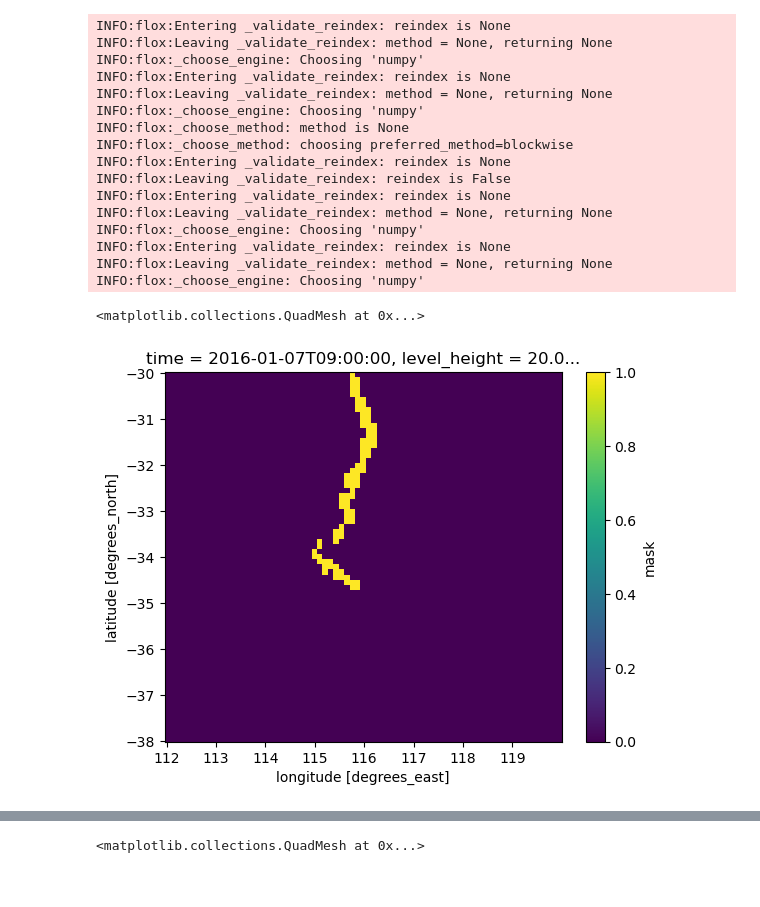
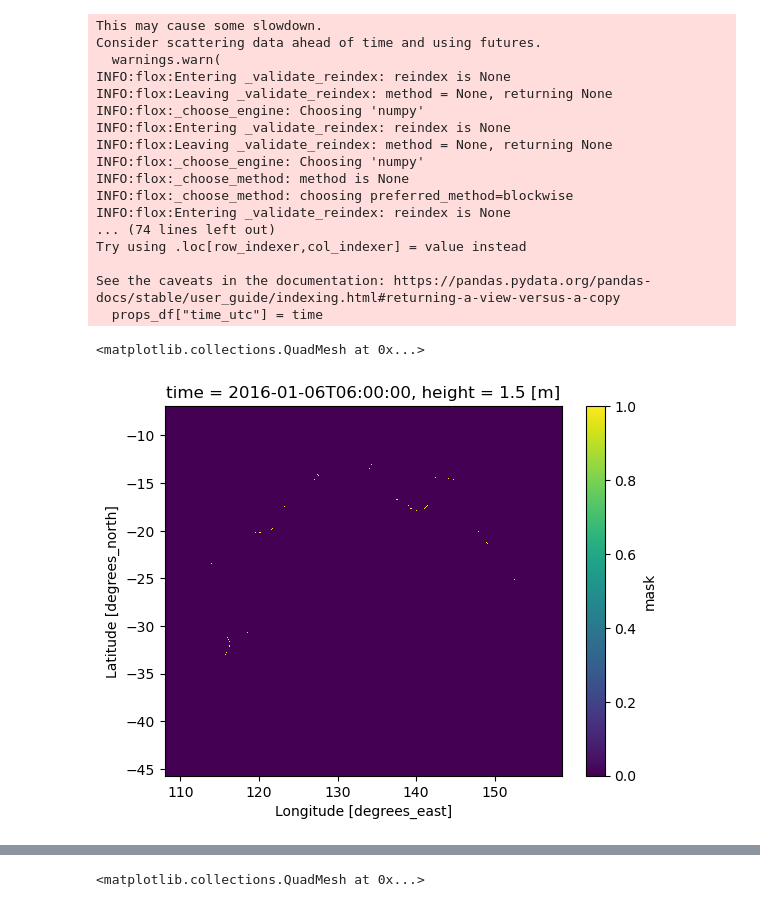
Before and after one commit to andrewbrown31/sea_breeze, a Jupyter notebook: test_notebooks/sea_breeze_detections/test_filtering.ipynb, the cells around one changed output, grey strips where cells are left out. Saved outputs shown, nothing was run; the diff lists cells and outputs as text; code cells hidden in the pictures.

Commit message:
Updates to visualisations and test notebooks

```diff
--- a/test_notebooks/sea_breeze_detections/test_filtering.ipynb
+++ b/test_notebooks/sea_breeze_detections/test_filtering.ipynb
@@ -26,13 +26,16 @@ client
 # %%
 #Set up paths to sea_breeze_funcs data output and other inputs
 path = "/g/data/gb02/ab4502/"
-fc_field_path = path + "sea_breeze_detection/barra_r/Fc_201601010000_201601312300.nc"
-hourly_change_path = path+ "sea_breeze_detection/barra_r/F_hourly_201601010000_201601312300.nc"
-angle_ds_path = path + "coastline_data/barra_r.nc"
+fc_field_path = path + "sea_breeze_detection/aus2200/Fc_mjo-elnino_201601010000_201601312300.zarr"
+fc_smooth_field_path = path + "sea_breeze_detection/aus2200_smooth_s2/Fc_mjo-elnino_201601010000_201601312300.zarr"
+angle_ds_path = path + "coastline_data/aus2200.nc"
+hourly_change_path = path+ "sea_breeze_detection/"+"aus2200"+"/F_hourly_mjo-elnino_201601010000_201601312300.zarr"
 # %%
-t1 = "2016-01-07 9:00"
-t2 = "2016-01-07 9:00"
+t1 = "2016-01-06 6:00"
+t2 = "2016-01-06 6:00"
 # t1 = "2016-01-07 08:00"
 # t2 = "2016-01-07 08:00"
-lat_slice, lon_slice = utils.get_perth_large_bounds()
+#lat_slice, lon_slice = utils.get_perth_large_bounds()
+lat_slice = slice(-45.7,-6.9)
+lon_slice = slice(108,158.5)
 # %%
@@ -66,50 +147,51 @@ kwargs = {
     "aspect_filter":True,
     "area_filter":True,
     "land_sea_temperature_filter":True,
+    "temperature_change_filter":True,
+    "humidity_change_filter":True,
+    "wind_change_filter":True,
+    "propagation_speed_filter":True,
     "dist_to_coast_filter":False,
-    "temperature_change_filter":False,
-    "humidity_change_filter":False,
-    "wind_change_filter":False,
+    "output_land_sea_temperature_diff":False,
     "time_filter":False,
     "orientation_tol":45,
-    "area_thresh_pixels":10,
+    "area_thresh_pixels":12,
     "aspect_thresh":2,
     "land_sea_temperature_diff_thresh":0,
-    "max_distance_to_coast_thresh":500,
-    "min_distance_to_coast_thresh":0,
-    "propagation_speed_filter":True,
+    "propagation_speed_thresh":0,
     }
 
 ds = sea_breeze_filters.filter_3d(
     field,
     threshold="fixed",
-    threshold_value=12.6,
+    threshold_value=627,
     hourly_change_ds=hourly_change_ds,
-    ta=ta,
+    ta=aus2200_tas,
     vprime=vprime.drop_vars("height"),
     lsm=lsm,
     angle_ds=angle_ds,
     props_df_out_path="/scratch/ng72/ab4502/tmp/props_df",
     save_mask=False,
     **kwargs)
 
 ds.mask.plot()
 # %% [output]
+This may cause some slowdown.
+Consider scattering data ahead of time and using futures.
+  warnings.warn(
 INFO:flox:Entering _validate_reindex: reindex is None
 INFO:flox:Leaving _validate_reindex: method = None, returning None
 INFO:flox:_choose_engine: Choosing 'numpy'
 INFO:flox:Entering _validate_reindex: reindex is None
 INFO:flox:Leaving _validate_reindex: method = None, returning None
 INFO:flox:_choose_engine: Choosing 'numpy'
 INFO:flox:_choose_method: method is None
 INFO:flox:_choose_method: choosing preferred_method=blockwise
 INFO:flox:Entering _validate_reindex: reindex is None
-INFO:flox:Leaving _validate_reindex: reindex is False
-INFO:flox:Entering _validate_reindex: reindex is None
-INFO:flox:Leaving _validate_reindex: method = None, returning None
-INFO:flox:_choose_engine: Choosing 'numpy'
-INFO:flox:Entering _validate_reindex: reindex is None
-INFO:flox:Leaving _validate_reindex: method = None, returning None
-INFO:flox:_choose_engine: Choosing 'numpy'
+... (74 lines left out)
+Try using .loc[row_indexer,col_indexer] = value instead
+
+See the caveats in the documentation: https://pandas.pydata.org/pandas-docs/stable/user_guide/indexing.html#returning-a-view-versus-a-copy
+  props_df["time_utc"] = time
 <matplotlib.collections.QuadMesh at 0x...>
-[figure, old version]
+[figure, new version]
```
Also changed, not shown: parts of 7 cells of this notebook, 1 other file.
